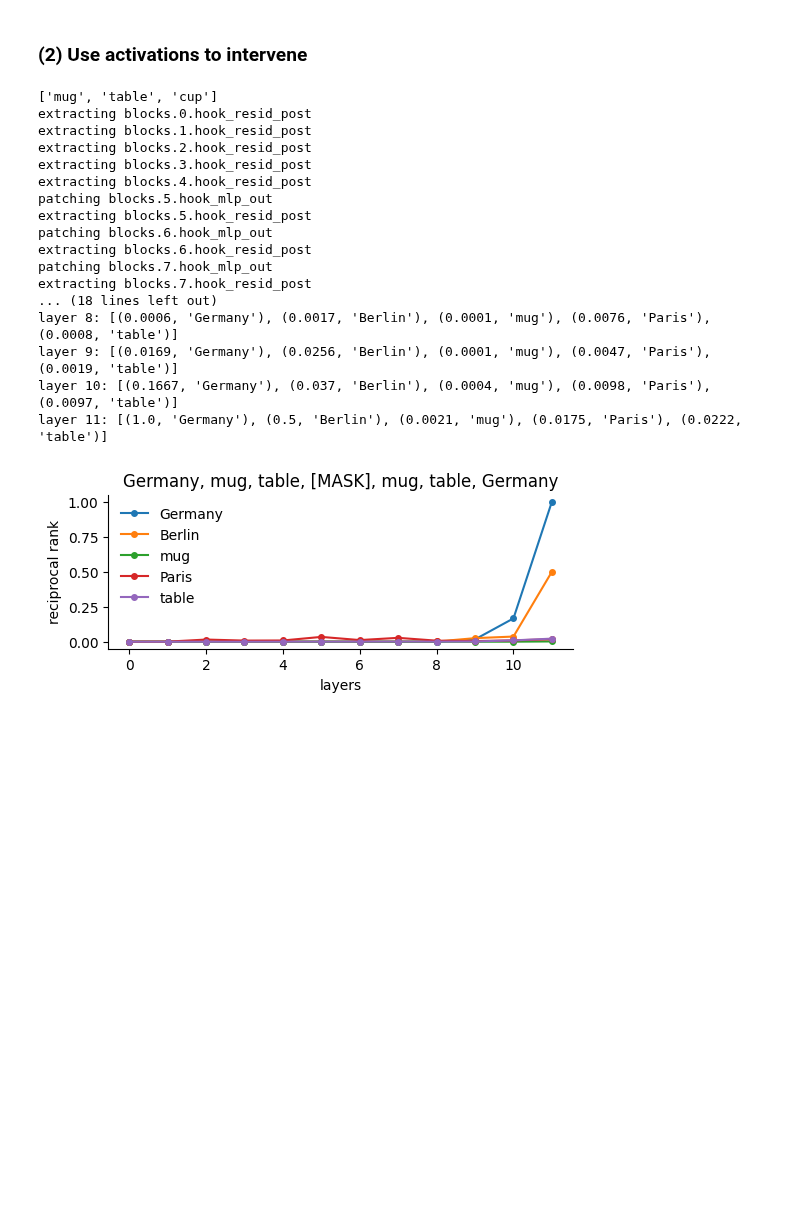
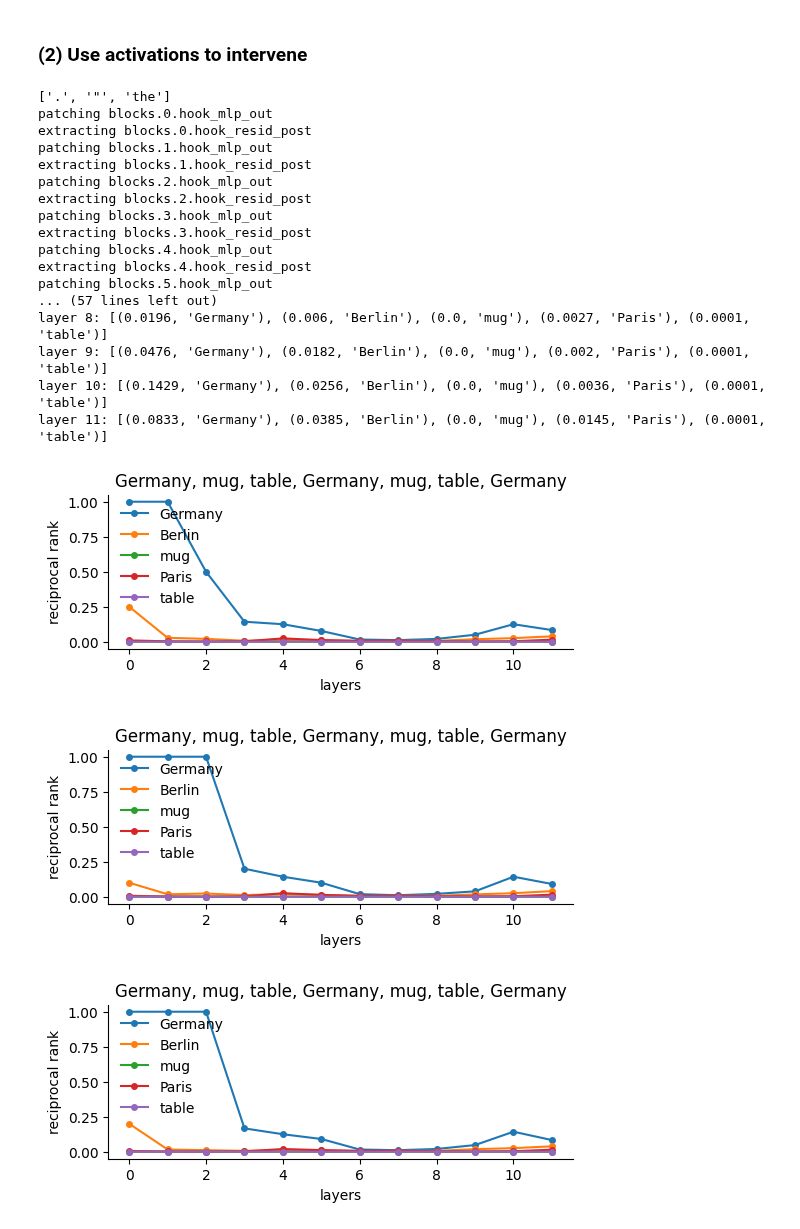
Before and after one commit to kdu4108/measureLM, a Jupyter notebook: notebooks/intervene/encoder-only.ipynb, the cells around one changed output. Saved outputs shown, nothing was run; the diff lists cells and outputs as text; code cells hidden in the pictures; blank space fills up the shorter version.

```diff
--- a/notebooks/intervene/encoder-only.ipynb
+++ b/notebooks/intervene/encoder-only.ipynb
@@ -26,8 +26,8 @@ logits, activs, tokens = decoding.encode(prompts, model)
 layer_scores = decoding.early_decoding(activs, model)
 
 token_candidates = ["France", "Paris", "Poland", "Warsaw", "London", "Berlin"]
-tok_idx = decoding.token_select(tokens, model, select_token="[MASK]")
-scored_tokens = decoding.scores_to_tokens(layer_scores[tok_idx], model, mode=token_candidates)
+tok_idx = scoring.token_select(tokens, model, select_token="[MASK]")
+scored_tokens = scoring.scores_to_tokens(layer_scores[tok_idx], model, mode=token_candidates)
 visualizing.visualize_token_ranks(scored_tokens, token_candidates, prompts)
 # %% [output]
 prompt 0
@@ -49,36 +125,37 @@ layer 11: [(0.02, 'France'), (0.0385, 'Paris'), (0.25, 'Poland'), (0.5, 'Warsaw'
 # %%
-new_prompts = ["Germany, mug, table, [MASK], mug, table, Germany"]
+new_prompts = ["Germany, mug, table, Germany, mug, table, Germany"]
 new_logits, new_activs, new_tokens = decoding.encode(new_prompts, model)
-insert_tok_idx = decoding.token_select(new_tokens, model, select_token="[MASK]")
+insert_tok_idx = scoring.token_select(new_tokens, model, select_token="Germany")
 pred = model.tokenizer.convert_ids_to_tokens(torch.topk(new_logits[insert_tok_idx], k=3).indices.tolist()[0])
 print(pred)
 
-patch_logits, resid_post = patching.intervene(new_tokens, activs, model, extract_tok_idx=tok_idx, insert_tok_idx=insert_tok_idx, l_start_end=[5, 12])
+patch_logits, resid_post = patching.intervene(new_tokens, activs, model, extract_tok_idx=tok_idx, insert_tok_idx=insert_tok_idx, l_start_end=[0, 15])
 resid_layer_scores = decoding.early_decoding(resid_post, model)
-
 
 new_token_candidates = ["Germany", "Berlin", "mug", "Paris", "table"]
 
 ## scoring
-extract_tok_idx = decoding.token_select(new_tokens, model)
-scored_tokens = decoding.scores_to_tokens(resid_layer_scores[extract_tok_idx], model, mode=new_token_candidates)
+extract_tok_idx = token_select(new_tokens, model, select_token="Germany")
+scored_tokens = scores_to_tokens(resid_layer_scores, extract_tok_idx, model, mode=new_token_candidates)
 visualizing.visualize_token_ranks(scored_tokens, new_token_candidates, new_prompts)
 # %% [output]
-['mug', 'table', 'cup']
+['.', '"', 'the']
+patching blocks.0.hook_mlp_out
 extracting blocks.0.hook_resid_post
+patching blocks.1.hook_mlp_out
 extracting blocks.1.hook_resid_post
+patching blocks.2.hook_mlp_out
 extracting blocks.2.hook_resid_post
+patching blocks.3.hook_mlp_out
 extracting blocks.3.hook_resid_post
+patching blocks.4.hook_mlp_out
 extracting blocks.4.hook_resid_post
 patching blocks.5.hook_mlp_out
-extracting blocks.5.hook_resid_post
-patching blocks.6.hook_mlp_out
-extracting blocks.6.hook_resid_post
-patching blocks.7.hook_mlp_out
-extracting blocks.7.hook_resid_post
-... (18 lines left out)
-layer 8: [(0.0006, 'Germany'), (0.0017, 'Berlin'), (0.0001, 'mug'), (0.0076, 'Paris'), (0.0008, 'table')]
-layer 9: [(0.0169, 'Germany'), (0.0256, 'Berlin'), (0.0001, 'mug'), (0.0047, 'Paris'), (0.0019, 'table')]
-layer 10: [(0.1667, 'Germany'), (0.037, 'Berlin'), (0.0004, 'mug'), (0.0098, 'Paris'), (0.0097, 'table')]
-layer 11: [(1.0, 'Germany'), (0.5, 'Berlin'), (0.0021, 'mug'), (0.0175, 'Paris'), (0.0222, 'table')]
+... (57 lines left out)
+layer 8: [(0.0196, 'Germany'), (0.006, 'Berlin'), (0.0, 'mug'), (0.0027, 'Paris'), (0.0001, 'table')]
+layer 9: [(0.0476, 'Germany'), (0.0182, 'Berlin'), (0.0, 'mug'), (0.002, 'Paris'), (0.0001, 'table')]
+layer 10: [(0.1429, 'Germany'), (0.0256, 'Berlin'), (0.0, 'mug'), (0.0036, 'Paris'), (0.0001, 'table')]
+layer 11: [(0.0833, 'Germany'), (0.0385, 'Berlin'), (0.0, 'mug'), (0.0145, 'Paris'), (0.0001, 'table')]
-[figure, old version]
+[figure, new version]
+[figure, added]
+[figure, added]
```
Also changed, not shown: parts of 3 cells of this notebook, 4 other files.
